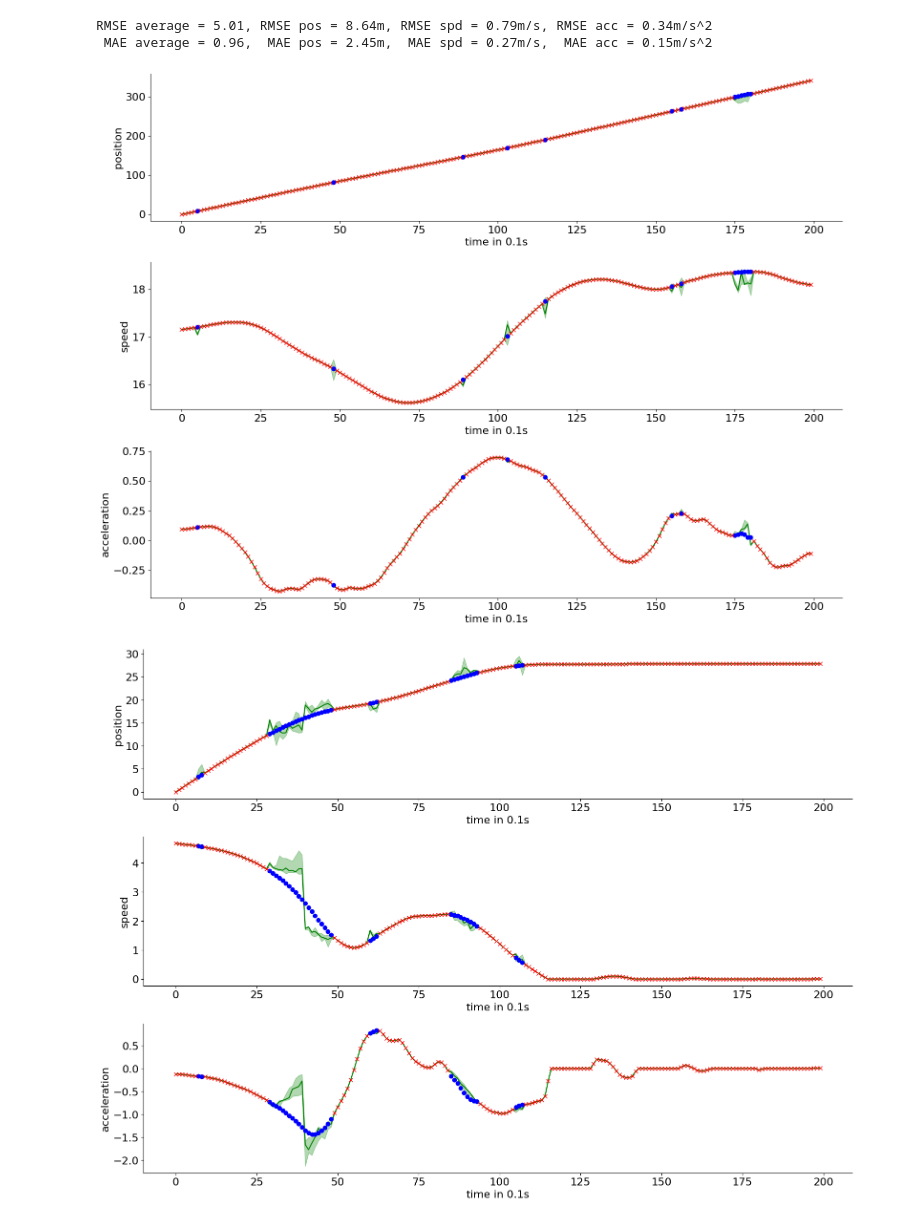
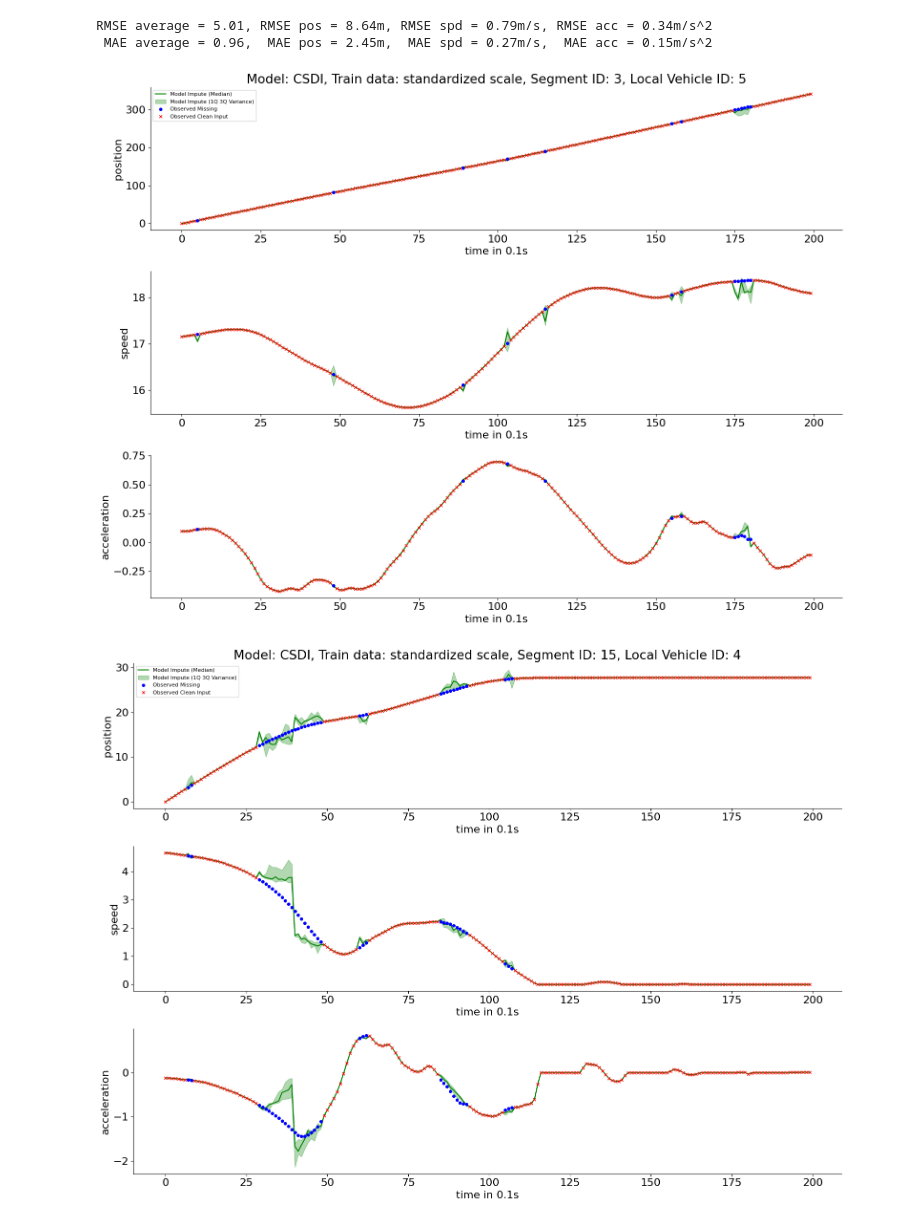
Before and after one commit to tompoek/CSDI, a Jupyter notebook: visualize_examples_trajectory.ipynb, the cells around one changed output. Saved outputs shown, nothing was run; the diff lists cells and outputs as text; code cells hidden in the pictures.

Commit message:
Update visualization with title description and legends

```diff
--- a/visualize_examples_trajectory.ipynb
+++ b/visualize_examples_trajectory.ipynb
@@ -5,7 +5,7 @@ import torch
 import pickle
 import pandas as pd
 
-def visualize_trajectory(nrows=3, ncols=1):
+def visualize_trajectory(model_description, nrows=3, ncols=1):
     plt.rcParams["font.size"] = 16
     fig, axes = plt.subplots(nrows=nrows, ncols=ncols, figsize=(16.0, 12.0), squeeze=False)
     for k in range(K):
@@ -16,8 +16,8 @@ def visualize_trajectory(nrows=3, ncols=1):
         row = k
         axes[row][0].plot(range(0,L), quantiles_imp[2][:,k], color = 'g',linestyle='solid',label='CSDI') # the median line
         axes[row][0].fill_between(range(0,L), quantiles_imp[1][:,k],quantiles_imp[3][:,k], color='g', alpha=0.3) # the 1Q and 3Q
-        axes[row][0].plot(df.x,df.val, color = 'b',marker = 'o', linestyle='None')
-        axes[row][0].plot(df2.x,df2.val, color = 'r',marker = 'x', linestyle='None')
+        axes[row][0].plot(df.x,df.val, color = 'b',marker = 'o', linestyle='None', markersize=4)
+        axes[row][0].plot(df2.x,df2.val, color = 'r',marker = 'x', linestyle='None', markersize=4)
         plt.setp(axes[row,0], xlabel='time in 0.1s')
         if k == 0:
             plt.setp(axes[row,0], ylabel='position')
@@ -26,6 +26,8 @@ def visualize_trajectory(nrows=3, ncols=1):
         elif k == 2:
             plt.setp(axes[row,0], ylabel='acceleration')
         axes[row,0].spines[['right', 'top']].set_visible(False)
+    axes[0][0].set_title(model_description)
+    axes[0][0].legend(['Model Impute (Median)', 'Model Impute (1Q 3Q Variance)', 'Observed Missing', 'Observed Clean Input'], loc='upper left', fontsize=8)
     plt.tight_layout()
 # %% [markdown]
 # Visualize Traj Imputation Results
@@ -71,40 +73,40 @@ quantiles_imp= []
 for q in qlist:
     quantiles_imp.append( torch.quantile(samples,q,dim=0).cpu().numpy() *(1-all_given_np) + all_target_np * all_given_np)
 
-visualize_trajectory()
+visualize_trajectory('Model: CSDI, Train data: standardized scale, Segment ID: '+str(segment_id)+', Local Vehicle ID: '+str(local_veh_id))
 # %% [output]
-[figure, old version]
+[figure, new version]
 # %%
 dataset = 'trajectory' # choose 'healthcare' or 'airquality'
 datafolder = 'traj_imputation_20240919_115215' # set the folder name
 
 segment_id = 15 # target segment to visualize
 local_veh_id = 4 # target local vehicle id to visualize
 path = './save/'+datafolder+'/seg' + str(segment_id) + '_localvehid' + str(local_veh_id) + '_nsample' + str(nsample) + '.pk'
 
 with open(path, 'rb') as f:
     samples, all_target, all_evalpoint, all_observed, all_observed_time, scaler, mean_scaler = pickle.load(f)
 
 samples = samples.permute(1, 0, 2, 3).reshape(nsample, -1, K)
 L = samples.shape[-2] # time length of the whole segment after reshaping
 all_target = all_target.reshape(-1, 3)
 all_evalpoint = all_evalpoint.reshape(-1, 3)
 all_observed = all_observed.reshape(-1, 3)
 all_observed_time = all_observed_time.reshape(-1)
 
 all_target_np = all_target.cpu().numpy()
 all_evalpoint_np = all_evalpoint.cpu().numpy()
 all_observed_np = all_observed.cpu().numpy()
 all_given_np = all_observed_np - all_evalpoint_np
 
 qlist =[0.05,0.25,0.5,0.75,0.95]
 quantiles_imp= []
 for q in qlist:
     quantiles_imp.append( torch.quantile(samples,q,dim=0).cpu().numpy() *(1-all_given_np) + all_target_np * all_given_np)
 
-visualize_trajectory()
+visualize_trajectory('Model: CSDI, Train data: standardized scale, Segment ID: '+str(segment_id)+', Local Vehicle ID: '+str(local_veh_id))
 # %% [output]
-[figure, old version]
+[figure, new version]
 # %%
 dataset = 'trajectory' # choose 'healthcare' or 'airquality'
 datafolder = 'traj_imputation_20240919_115215' # set the folder name
```
Also changed, not shown: parts of 4 cells of this notebook.
